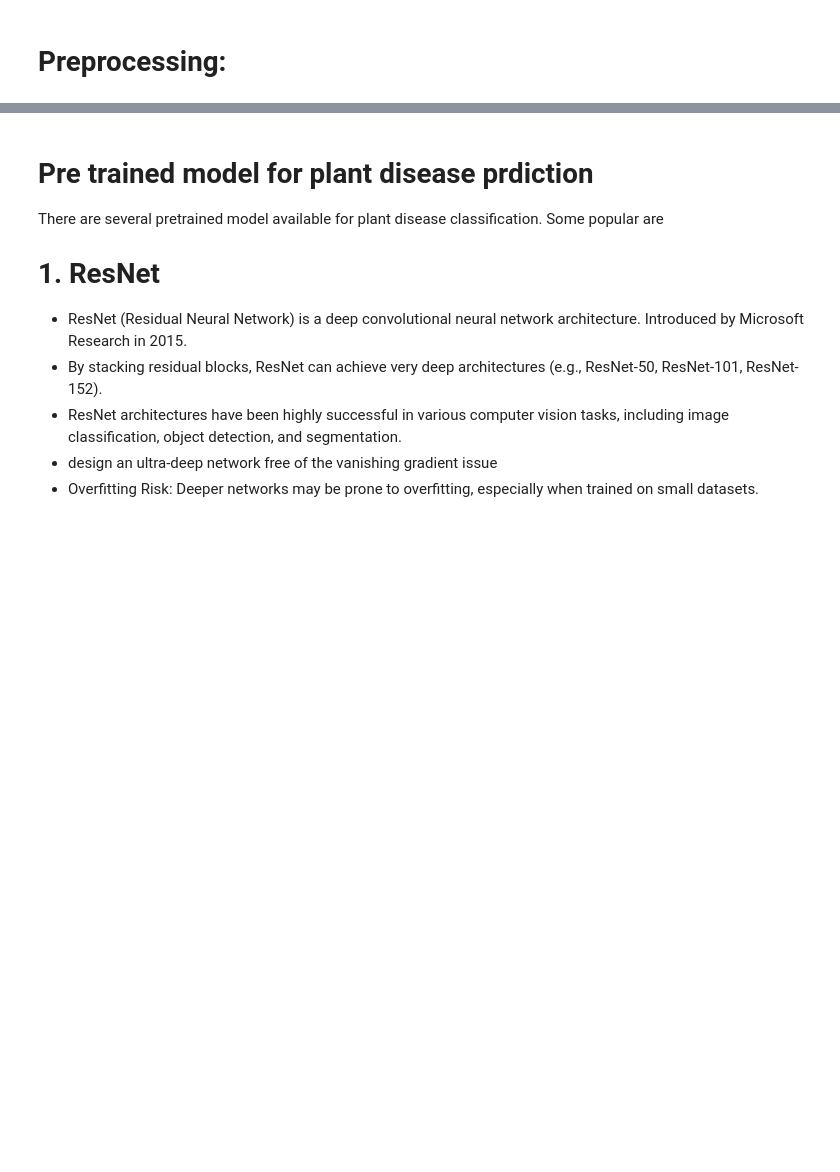
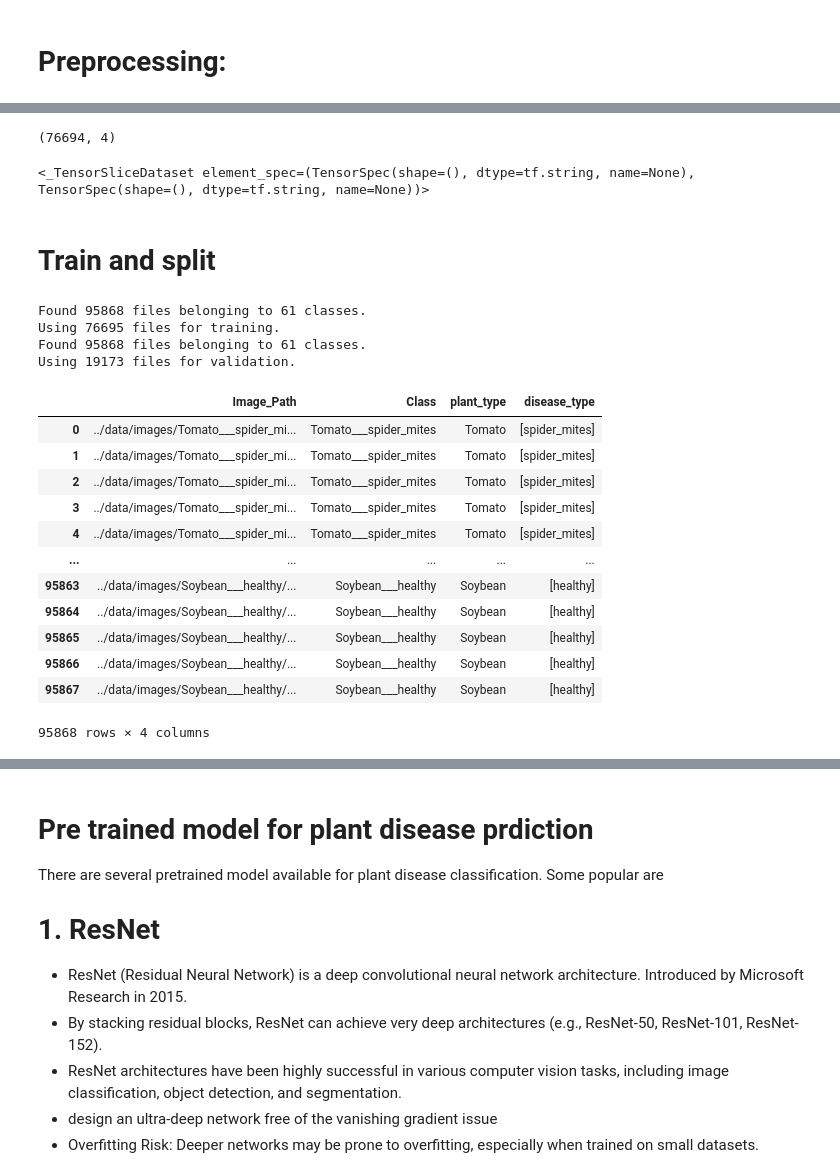
Before and after one commit to forster-j/AgronomiCare, a Jupyter notebook: notebooks/Aknotebook.ipynb, the cells around one changed output, grey strips where cells are left out. Drawn from its saved outputs; the diff is of its cells as text; code cells hidden in the pictures; blank space fills up the shorter version.

```diff
--- a/notebooks/Aknotebook.ipynb
+++ b/notebooks/Aknotebook.ipynb
@@ -395,0 +423,4 @@ plt.show()
+# %%
+train_df.shape
+# %% [output]
+(76694, 4)
@@ -395,0 +449,4 @@ plt.show()
+# %%
+train_dataset
+# %% [output]
+<_TensorSliceDataset element_spec=(TensorSpec(shape=(), dtype=tf.string, name=None), TensorSpec(shape=(), dtype=tf.string, name=None))>
@@ -395,0 +505,52 @@ plt.show()
+# %% [markdown]
+# Train and split
+# %%
+RSEED = 42
+dataset_path = '../data/images/'
+import tensorflow as tf
+from tensorflow import keras
+
+def load_preprocess_train_data(data_path):
+    image = tf.keras.utils.image_dataset_from_directory(
+        data_path,
+        validation_split = 0.2,
+        subset = "training",
+        seed = RSEED,
+        image_size = (224, 224),
+        crop_to_aspect_ratio = True,
+    )
+
+test_df = load_preprocess_train_data(dataset_path)
+
+def load_preprocess_testing_data(data_path):
+    image = tf.keras.utils.image_dataset_from_directory(
+        data_path,
+        validation_split = 0.2,
+        subset = "validation",
+        seed = RSEED,
+        image_size = (224, 224),
+        crop_to_aspect_ratio = True
+    )
+
+test_df = load_preprocess_testing_data(dataset_path)
+# %% [output]
+Found 95868 files belonging to 61 classes.
+Using 76695 files for training.
+Found 95868 files belonging to 61 classes.
+Using 19173 files for validation.
+# %%
+df
+# %% [output]
+|  | Image_Path | Class | plant_type | disease_type |
+| 0 | ../data/images/Tomato___spider_mi... | Tomato___spider_mites | Tomato | [spider_mites] |
+| 1 | ../data/images/Tomato___spider_mi... | Tomato___spider_mites | Tomato | [spider_mites] |
+| 2 | ../data/images/Tomato___spider_mi... | Tomato___spider_mites | Tomato | [spider_mites] |
+| 3 | ../data/images/Tomato___spider_mi... | Tomato___spider_mites | Tomato | [spider_mites] |
+| 4 | ../data/images/Tomato___spider_mi... | Tomato___spider_mites | Tomato | [spider_mites] |
+| ... | ... | ... | ... | ... |
+| 95863 | ../data/images/Soybean___healthy/... | Soybean___healthy | Soybean | [healthy] |
+| 95864 | ../data/images/Soybean___healthy/... | Soybean___healthy | Soybean | [healthy] |
+| 95865 | ../data/images/Soybean___healthy/... | Soybean___healthy | Soybean | [healthy] |
+| 95866 | ../data/images/Soybean___healthy/... | Soybean___healthy | Soybean | [healthy] |
+| 95867 | ../data/images/Soybean___healthy/... | Soybean___healthy | Soybean | [healthy] |
+95868 rows × 4 columns
```
Also changed, not shown: parts of 21 cells of this notebook.
